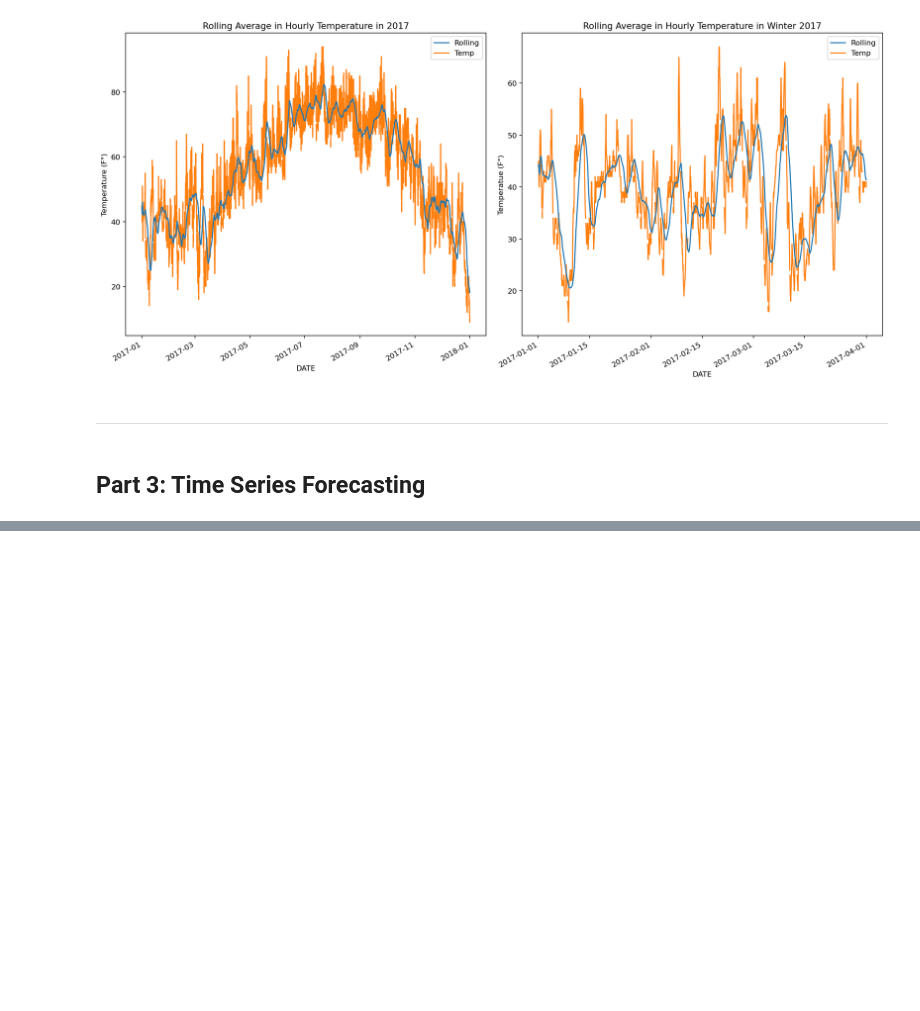
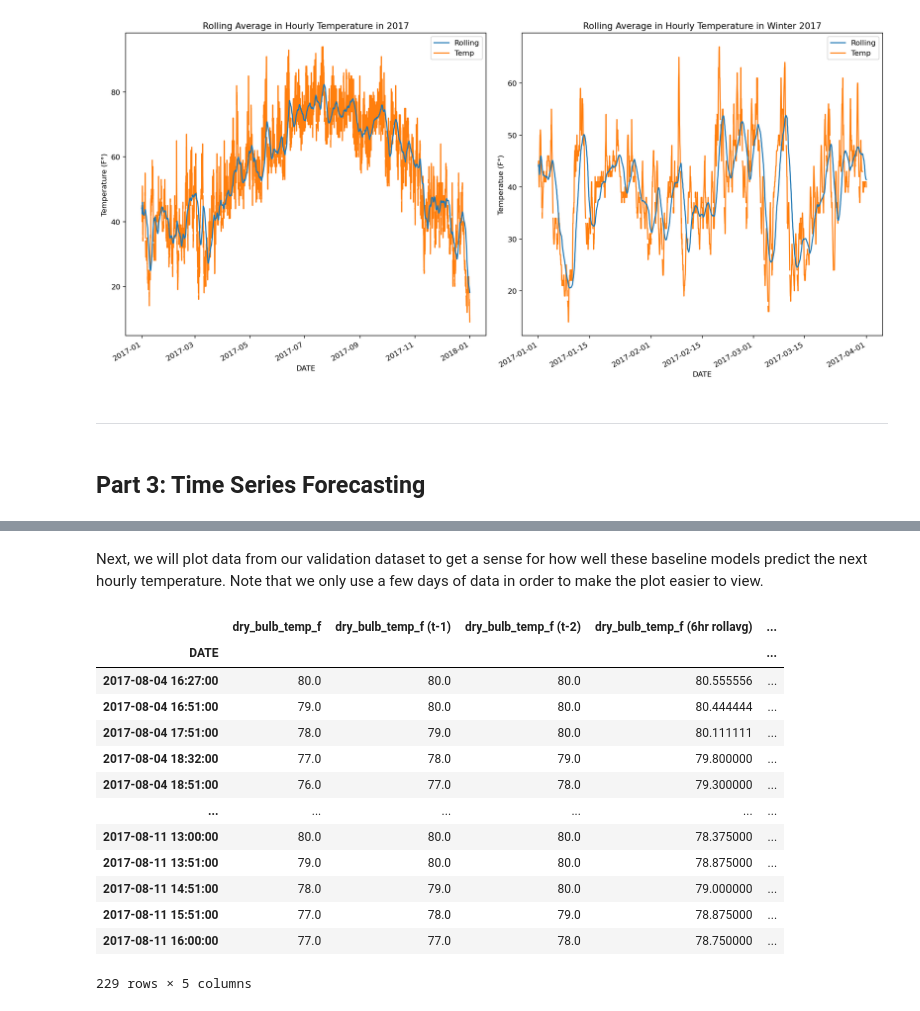
Before and after one commit to azharfachrezi/NOOA-Weather-Data-Analysis---JFK-Airport-New-York-, a Jupyter notebook: weather_data_analysis.ipynb, the cells around one changed output, grey strips where cells are left out. Cells and saved outputs as stored; diff of their text form; code cells hidden in the pictures; blank space fills up the shorter version.

```diff
--- a/weather_data_analysis.ipynb
+++ b/weather_data_analysis.ipynb
@@ -557,0 +592,20 @@ from statsmodels.tsa.statespace.sarimax import SARIMAX
+# %%
+def split_data(data, val_size=0.1, test_size=0.1):
+    """
+    Splits data to training, validation and testing parts
+    """
+
+    ntest = int(round(len(data) * (1 - test_size)))
+    nval = int(round(len(data) * (1 - test_size - val_size)))
+
+    df_train, df_val, df_test = data.iloc[:nval], data.iloc[nval:ntest], data.iloc[ntest:]
+
+    return df_train, df_val, df_test
+
+# Create data split
+df_train, df_val, df_test = split_data(sample)
+
+print(f"Total data size: {len(sample)} rows")
+print(f"Training set size: {len(df_train)} rows")
+print(f"Validation set size: {len(df_val)} rows")
+print(f"Test set size: {len(df_test)} rows")
@@ -557,0 +663,22 @@ from statsmodels.tsa.statespace.sarimax import SARIMAX
+# %% [markdown]
+Next, we will plot data from our validation dataset to get a sense for how well these baseline models predict the next hourly temperature. Note that we only use a few days of data in order to make the plot easier to view.
+# %%
+# Plot first 7 days of the validation set, 168 hours
+start = df_val.index[0]
+end = start + pd.Timedelta(days=7)
+sliced = baseline[start:end]
+# %% [output]
+|  | dry_bulb_temp_f | dry_bulb_temp_f (t-1) | dry_bulb_temp_f (t-2) | dry_bulb_temp_f (6hr rollavg) | ... |
+| DATE |  |  |  |  | ... |
+| 2017-08-04 16:27:00 | 80.0 | 80.0 | 80.0 | 80.555556 | ... |
+| 2017-08-04 16:51:00 | 79.0 | 80.0 | 80.0 | 80.444444 | ... |
+| 2017-08-04 17:51:00 | 78.0 | 79.0 | 80.0 | 80.111111 | ... |
+| 2017-08-04 18:32:00 | 77.0 | 78.0 | 79.0 | 79.800000 | ... |
+| 2017-08-04 18:51:00 | 76.0 | 77.0 | 78.0 | 79.300000 | ... |
+| ... | ... | ... | ... | ... | ... |
+| 2017-08-11 13:00:00 | 80.0 | 80.0 | 80.0 | 78.375000 | ... |
+| 2017-08-11 13:51:00 | 79.0 | 80.0 | 80.0 | 78.875000 | ... |
+| 2017-08-11 14:51:00 | 78.0 | 79.0 | 80.0 | 79.000000 | ... |
+| 2017-08-11 15:51:00 | 77.0 | 78.0 | 79.0 | 78.875000 | ... |
+| 2017-08-11 16:00:00 | 77.0 | 77.0 | 78.0 | 78.750000 | ... |
+229 rows × 5 columns
```
Also changed, not shown: parts of 13 cells of this notebook.
